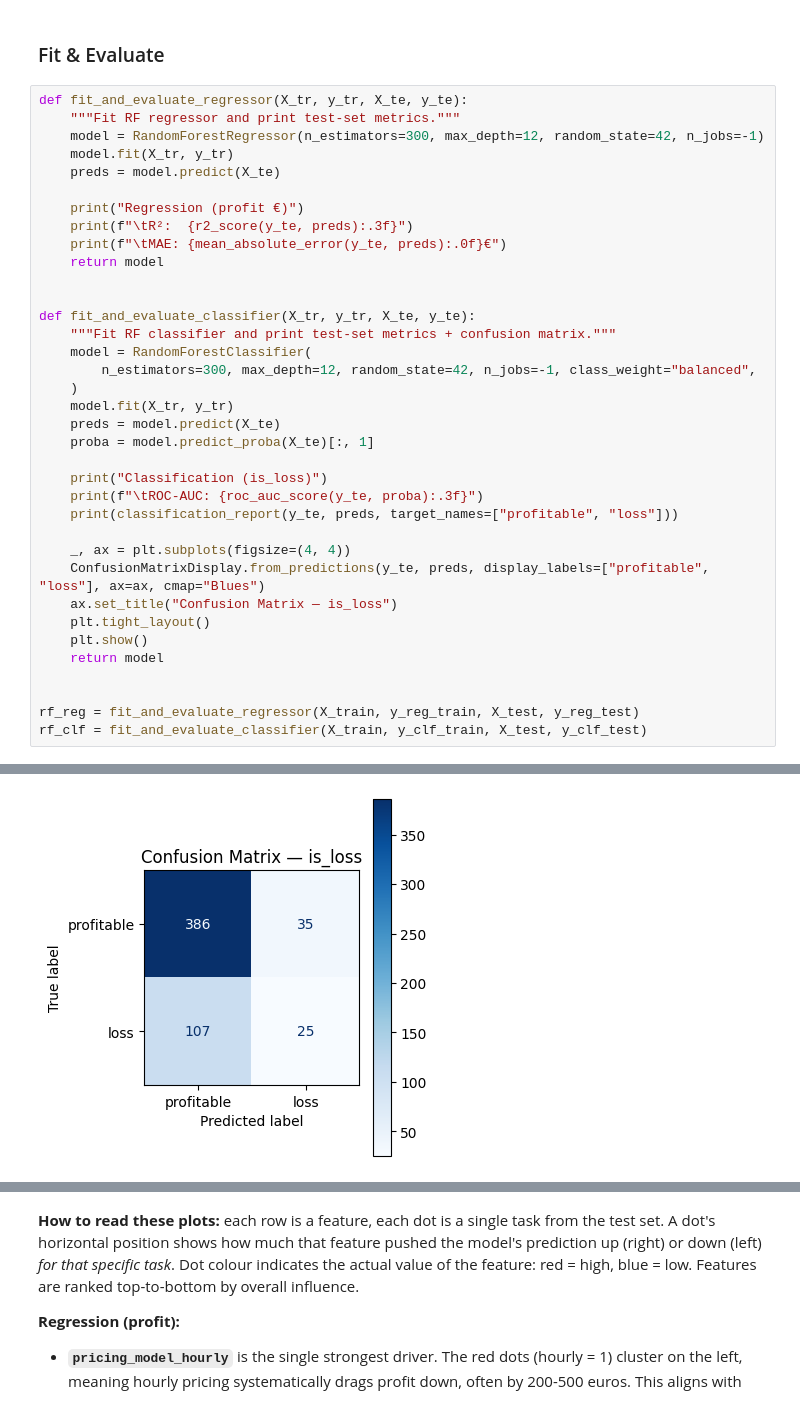
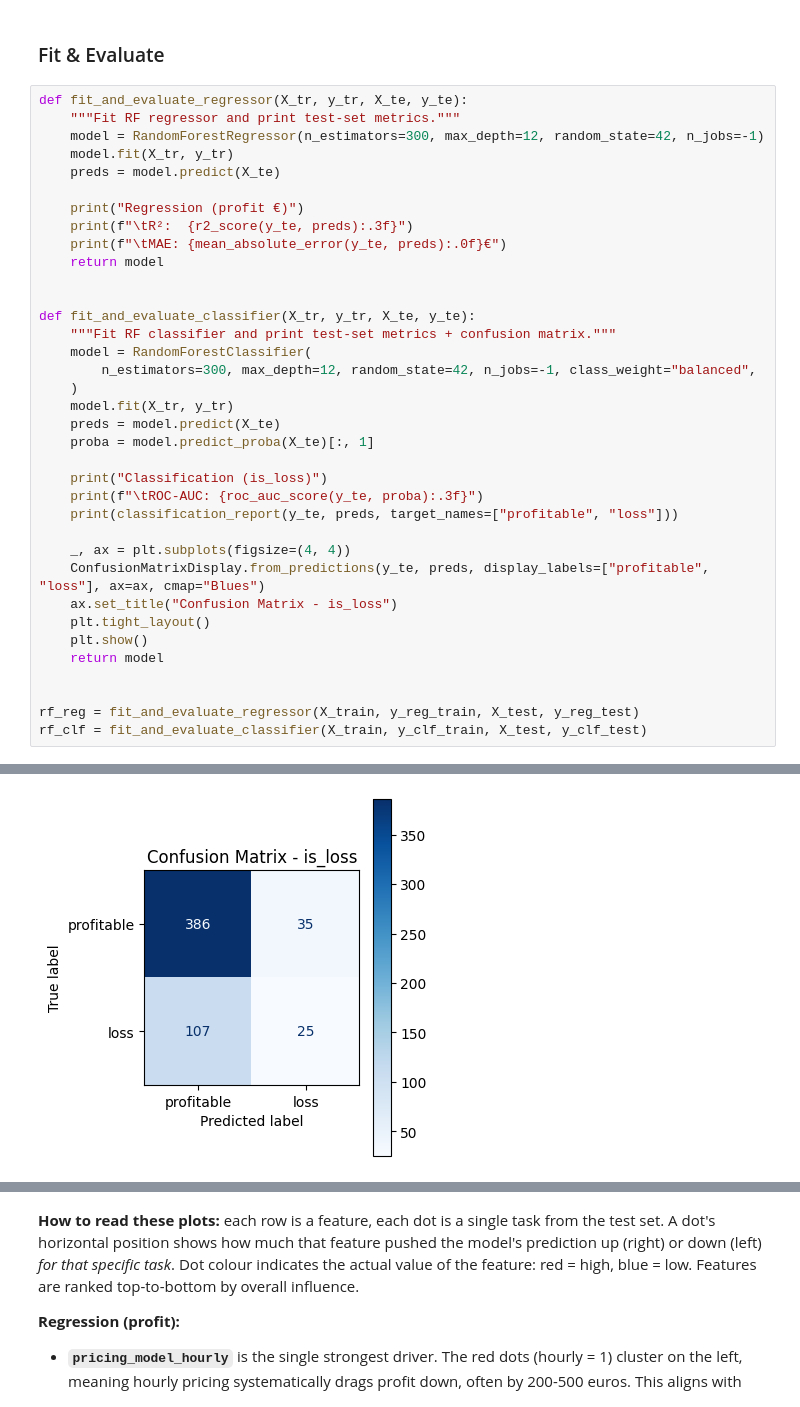
Before and after one commit to tabbba/Machine-Learning-810161, a Jupyter notebook: modelling.ipynb, the cells around one changed output, grey strips where cells are left out. Saved outputs shown, nothing was run; the diff lists cells and outputs as text.

```diff
--- a/modelling.ipynb
+++ b/modelling.ipynb
@@ -132,35 +137,35 @@ def fit_and_evaluate_classifier(X_tr, y_tr, X_te, y_te):
     preds = model.predict(X_te)
     proba = model.predict_proba(X_te)[:, 1]
 
     print("Classification (is_loss)")
     print(f"\tROC-AUC: {roc_auc_score(y_te, proba):.3f}")
     print(classification_report(y_te, preds, target_names=["profitable", "loss"]))
 
     _, ax = plt.subplots(figsize=(4, 4))
     ConfusionMatrixDisplay.from_predictions(y_te, preds, display_labels=["profitable", "loss"], ax=ax, cmap="Blues")
-    ax.set_title("Confusion Matrix — is_loss")
+    ax.set_title("Confusion Matrix - is_loss")
     plt.tight_layout()
     plt.show()
     return model
 
 
 rf_reg = fit_and_evaluate_regressor(X_train, y_reg_train, X_test, y_reg_test)
 rf_clf = fit_and_evaluate_classifier(X_train, y_clf_train, X_test, y_clf_test)
 # %% [output]
 Regression (profit €)
         R²:  0.110
         MAE: 439€
 Classification (is_loss)
         ROC-AUC: 0.729
               precision    recall  f1-score   support
 
   profitable       0.78      0.92      0.84       421
         loss       0.42      0.19      0.26       132
 
     accuracy                           0.74       553
    macro avg       0.60      0.55      0.55       553
 weighted avg       0.70      0.74      0.71       553
-[figure, old version]
+[figure, new version]
 # %% [markdown]
 ## SHAP Analysis
 
```
Also changed, not shown: parts of 25 cells of this notebook, 3 other files.
